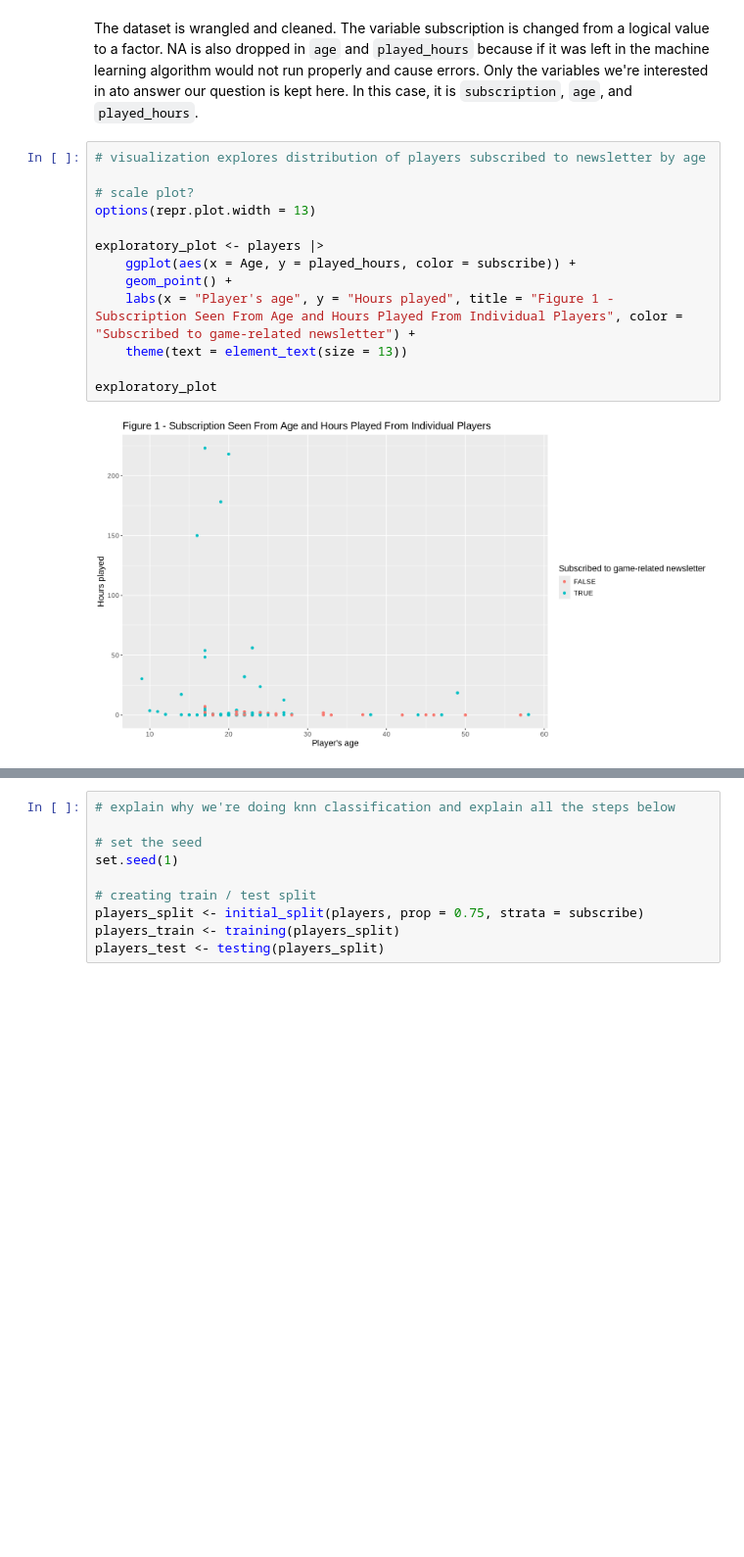
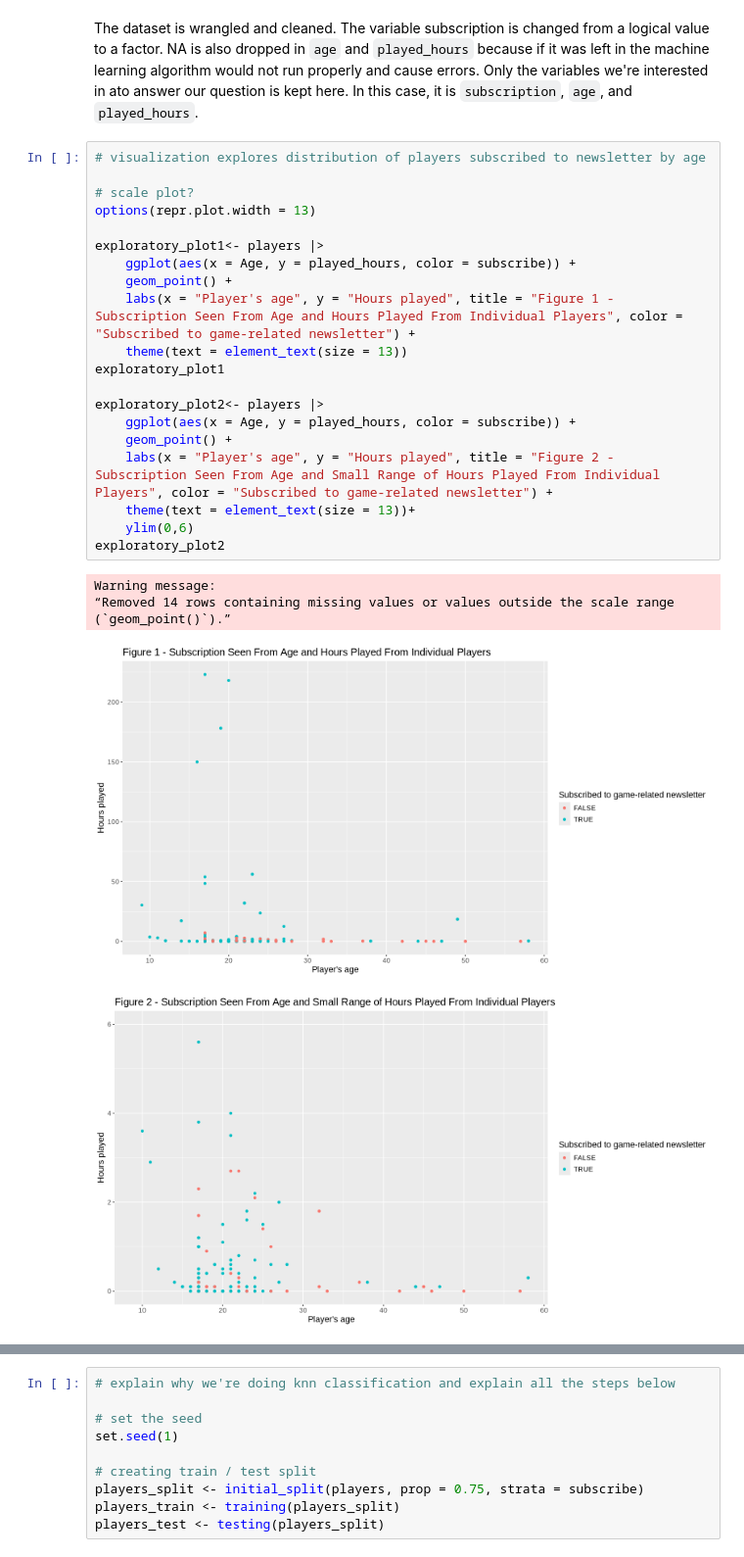
Before and after one commit to annhuynhh/dsci_group_final_project, a Jupyter notebook: dsci_final_project.ipynb, the cells around one changed output, grey strips where cells are left out. Shown at 98% size. Cells and saved outputs as stored; diff of their text form; blank space fills up the shorter version.

Commit message:
added a second graph

```diff
--- a/dsci_final_project.ipynb
+++ b/dsci_final_project.ipynb
@@ -113,16 +113,27 @@ The dataset is wrangled and cleaned. The variable subscription is changed from a
 # %%
 # visualization explores distribution of players subscribed to newsletter by age
 
 # scale plot?
 options(repr.plot.width = 13)
 
-exploratory_plot <- players |>
+exploratory_plot1<- players |>
     ggplot(aes(x = Age, y = played_hours, color = subscribe)) +
     geom_point() +
     labs(x = "Player's age", y = "Hours played", title = "Figure 1 - Subscription Seen From Age and Hours Played From Individual Players", color = "Subscribed to game-related newsletter") +
     theme(text = element_text(size = 13))
+exploratory_plot1
 
-exploratory_plot
+exploratory_plot2<- players |>
+    ggplot(aes(x = Age, y = played_hours, color = subscribe)) +
+    geom_point() +
+    labs(x = "Player's age", y = "Hours played", title = "Figure 2 - Subscription Seen From Age and Small Range of Hours Played From Individual Players", color = "Subscribed to game-related newsletter") +
+    theme(text = element_text(size = 13))+
+    ylim(0,6)
+exploratory_plot2
 # %% [output]
+Warning message:
+“Removed 14 rows containing missing values or values outside the scale range
+(`geom_point()`).”
 [figure]
+[figure, added]
 # %% [markdown]
```
Also changed, not shown: parts of 2 cells of this notebook.
